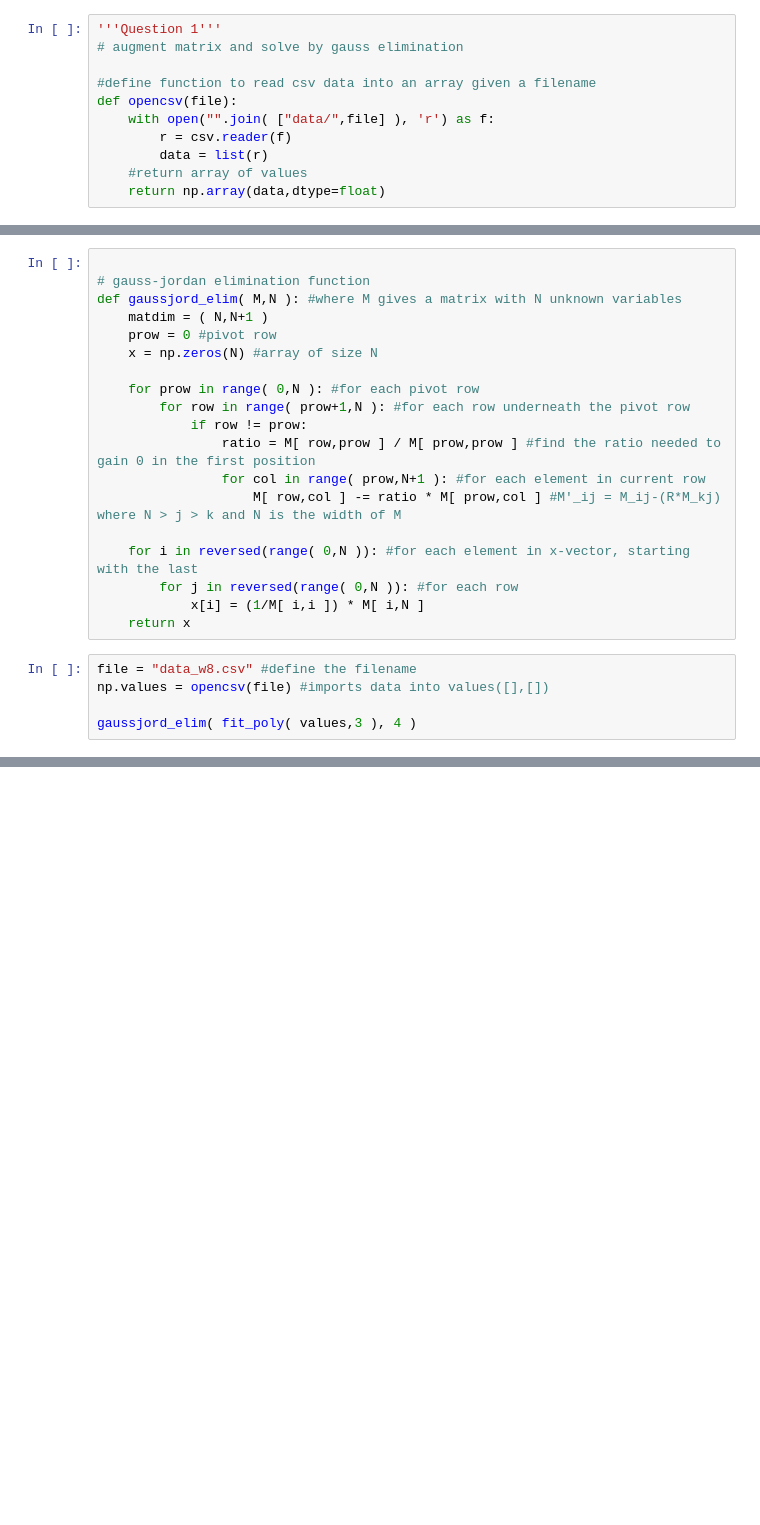
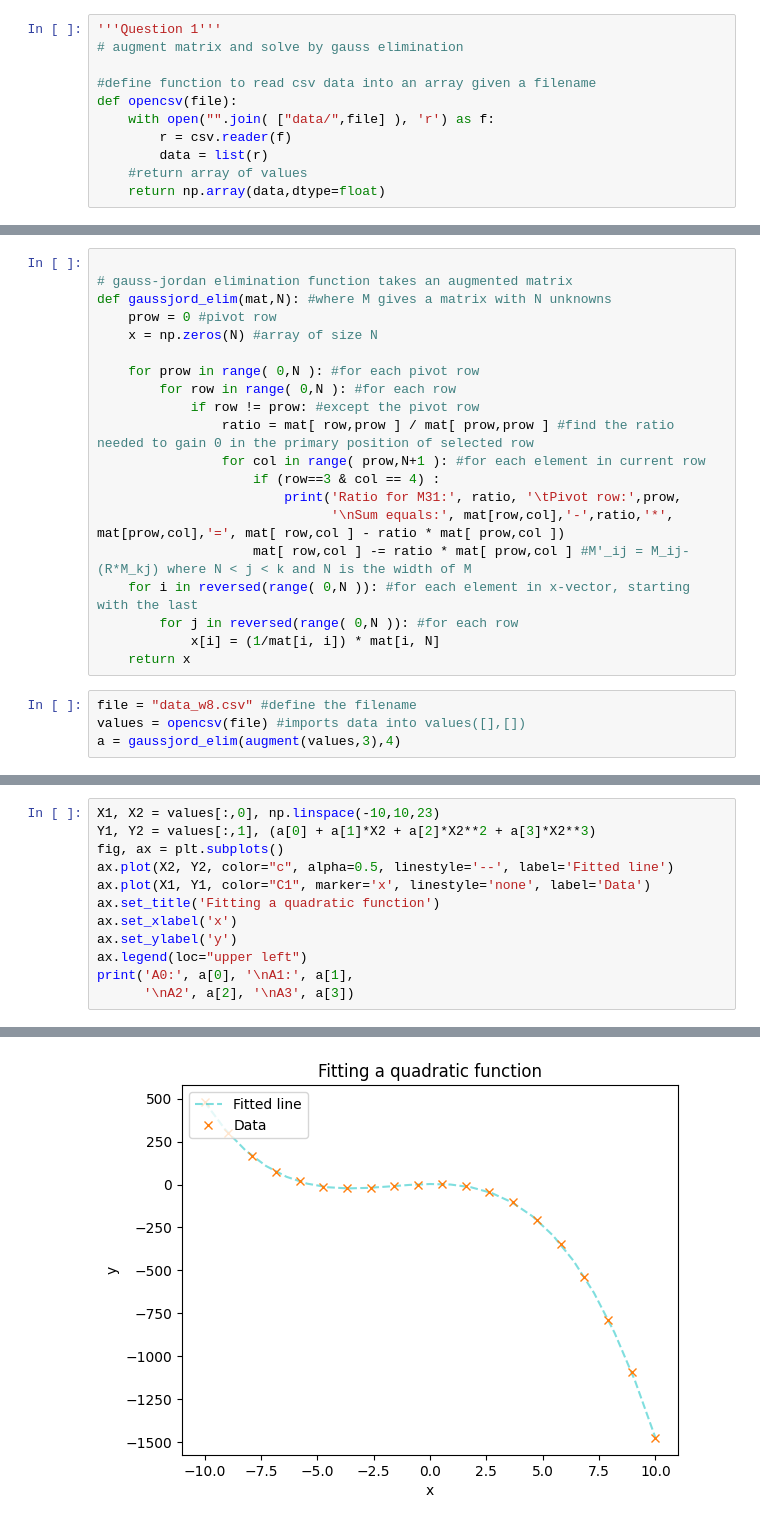
Before and after one commit to nashgabs/scaling-lamp, a Jupyter notebook: notebooks/w8 polynomial curve fit.ipynb, the cells around one changed output, grey strips where cells are left out. Cells and saved outputs as stored; diff of their text form; blank space fills up the shorter version.

```diff
--- a/notebooks/w8 polynomial curve fit.ipynb
+++ b/notebooks/w8 polynomial curve fit.ipynb
@@ -38,24 +39,24 @@ def fit_poly( values,N ):
 # %%
 
-# gauss-jordan elimination function
-def gaussjord_elim( M,N ): #where M gives a matrix with N unknown variables
-    matdim = ( N,N+1 )
+# gauss-jordan elimination function takes an augmented matrix
+def gaussjord_elim(mat,N): #where M gives a matrix with N unknowns
     prow = 0 #pivot row
     x = np.zeros(N) #array of size N
 
     for prow in range( 0,N ): #for each pivot row
-        for row in range( prow+1,N ): #for each row underneath the pivot row
-            if row != prow:
-                ratio = M[ row,prow ] / M[ prow,prow ] #find the ratio needed to gain 0 in the first position
+        for row in range( 0,N ): #for each row
+            if row != prow: #except the pivot row
+                ratio = mat[ row,prow ] / mat[ prow,prow ] #find the ratio needed to gain 0 in the primary position of selected row
                 for col in range( prow,N+1 ): #for each element in current row
-                    M[ row,col ] -= ratio * M[ prow,col ] #M'_ij = M_ij-(R*M_kj) where N > j > k and N is the width of M
-
+                    if (row==3 & col == 4) :
+                        print('Ratio for M31:', ratio, '\tPivot row:',prow,
+                              '\nSum equals:', mat[row,col],'-',ratio,'*', mat[prow,col],'=', mat[ row,col ] - ratio * mat[ prow,col ])
+                    mat[ row,col ] -= ratio * mat[ prow,col ] #M'_ij = M_ij-(R*M_kj) where N < j < k and N is the width of M
     for i in reversed(range( 0,N )): #for each element in x-vector, starting with the last
         for j in reversed(range( 0,N )): #for each row
-            x[i] = (1/M[ i,i ]) * M[ i,N ]
+            x[i] = (1/mat[i, i]) * mat[i, N]
     return x
 # %%
 file = "data_w8.csv" #define the filename
-np.values = opencsv(file) #imports data into values([],[])
-
-gaussjord_elim( fit_poly( values,3 ), 4 )
+values = opencsv(file) #imports data into values([],[])
+a = gaussjord_elim(augment(values,3),4)
@@ -63,0 +63,13 @@ IndexError: index 4 is out of bounds for axis 1 with size 4
+# %%
+X1, X2 = values[:,0], np.linspace(-10,10,23)
+Y1, Y2 = values[:,1], (a[0] + a[1]*X2 + a[2]*X2**2 + a[3]*X2**3)
+fig, ax = plt.subplots()
+ax.plot(X2, Y2, color="c", alpha=0.5, linestyle='--', label='Fitted line')
+ax.plot(X1, Y1, color="C1", marker='x', linestyle='none', label='Data')
+ax.set_title('Fitting a quadratic function')
+ax.set_xlabel('x')
+ax.set_ylabel('y')
+ax.legend(loc="upper left")
+print('A0:', a[0], '\nA1:', a[1],
+      '\nA2', a[2], '\nA3', a[3])
+# %% [output]
@@ -63,0 +80 @@ IndexError: index 4 is out of bounds for axis 1 with size 4
+[figure, added]
```
Also changed, not shown: parts of 4 cells of this notebook, 1 other file.
